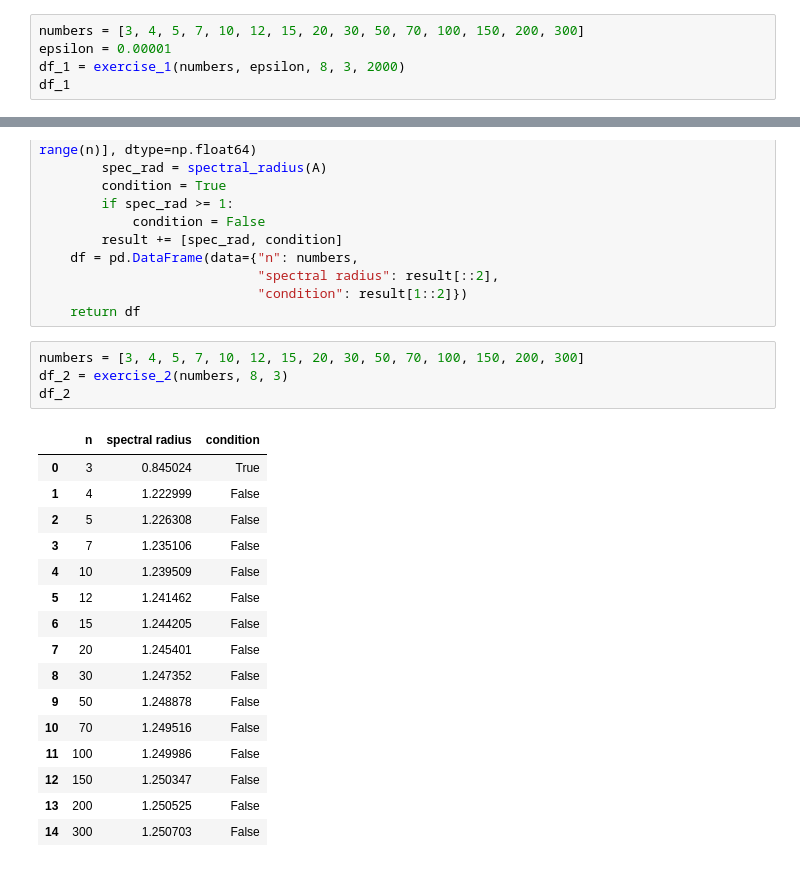
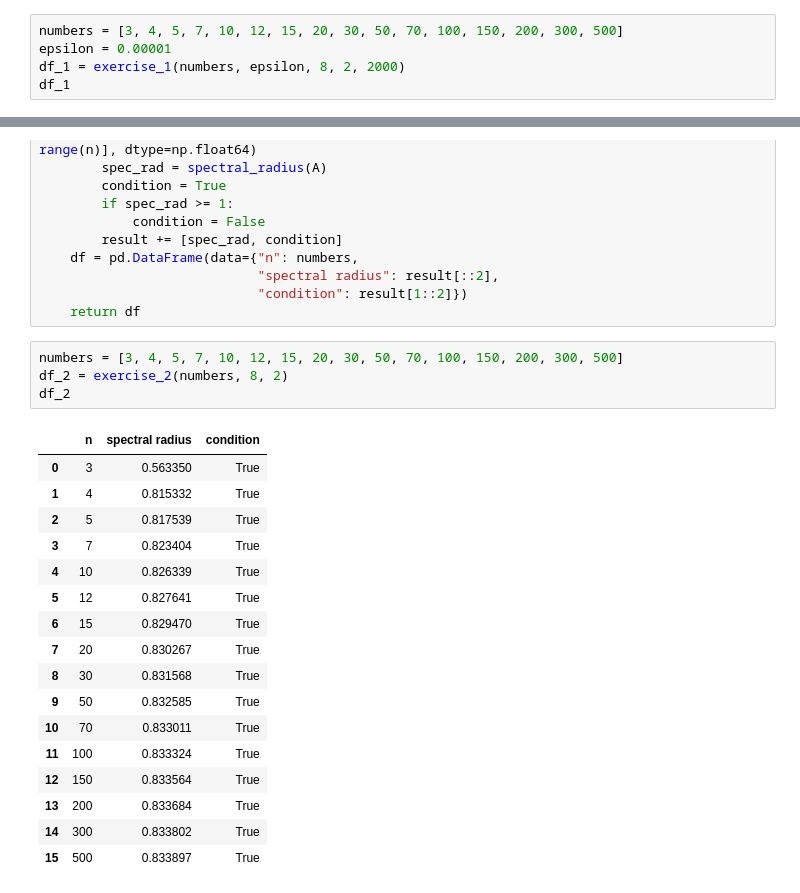
Before and after one commit to Szymon-Budziak/MOwNiT_course_AGH, a Jupyter notebook: Lab_10/Lab_10_code.ipynb, the cells around one changed output, grey strips where cells are left out. Saved outputs shown, nothing was run; the diff lists cells and outputs as text.

```diff
--- a/Lab_10/Lab_10_code.ipynb
+++ b/Lab_10/Lab_10_code.ipynb
@@ -117,9 +119,9 @@ df_1
 # %% [markdown]
 **epsilon 0.00001**
 # %%
-numbers = [3, 4, 5, 7, 10, 12, 15, 20, 30, 50, 70, 100, 150, 200, 300]
+numbers = [3, 4, 5, 7, 10, 12, 15, 20, 30, 50, 70, 100, 150, 200, 300, 500]
 epsilon = 0.00001
-df_1 = exercise_1(numbers, epsilon, 8, 3, 2000)
+df_1 = exercise_1(numbers, epsilon, 8, 2, 2000)
 df_1
 # %% [output]
 |  | n | 1st condition iters | 2nd condition iters | 1st condition time [s] | 2nd condition time [s] | ... |
@@ -164,23 +167,24 @@ def exercise_2(numbers, k, m):
                             "condition": result[1::2]})
     return df
 # %%
-numbers = [3, 4, 5, 7, 10, 12, 15, 20, 30, 50, 70, 100, 150, 200, 300]
-df_2 = exercise_2(numbers, 8, 3)
+numbers = [3, 4, 5, 7, 10, 12, 15, 20, 30, 50, 70, 100, 150, 200, 300, 500]
+df_2 = exercise_2(numbers, 8, 2)
 df_2
 # %% [output]
 |  | n | spectral radius | condition |
-| 0 | 3 | 0.845024 | True |
-| 1 | 4 | 1.222999 | False |
-| 2 | 5 | 1.226308 | False |
-| 3 | 7 | 1.235106 | False |
-| 4 | 10 | 1.239509 | False |
-| 5 | 12 | 1.241462 | False |
-| 6 | 15 | 1.244205 | False |
-| 7 | 20 | 1.245401 | False |
-| 8 | 30 | 1.247352 | False |
-| 9 | 50 | 1.248878 | False |
-| 10 | 70 | 1.249516 | False |
-| 11 | 100 | 1.249986 | False |
-| 12 | 150 | 1.250347 | False |
-| 13 | 200 | 1.250525 | False |
-| 14 | 300 | 1.250703 | False |
+| 0 | 3 | 0.563350 | True |
+| 1 | 4 | 0.815332 | True |
+| 2 | 5 | 0.817539 | True |
+| 3 | 7 | 0.823404 | True |
+| 4 | 10 | 0.826339 | True |
+| 5 | 12 | 0.827641 | True |
+| 6 | 15 | 0.829470 | True |
+| 7 | 20 | 0.830267 | True |
+| 8 | 30 | 0.831568 | True |
+| 9 | 50 | 0.832585 | True |
+| 10 | 70 | 0.833011 | True |
+| 11 | 100 | 0.833324 | True |
+| 12 | 150 | 0.833564 | True |
+| 13 | 200 | 0.833684 | True |
+| 14 | 300 | 0.833802 | True |
+| 15 | 500 | 0.833897 | True |
```
Also changed, not shown: parts of 6 cells of this notebook, 1 other file.
